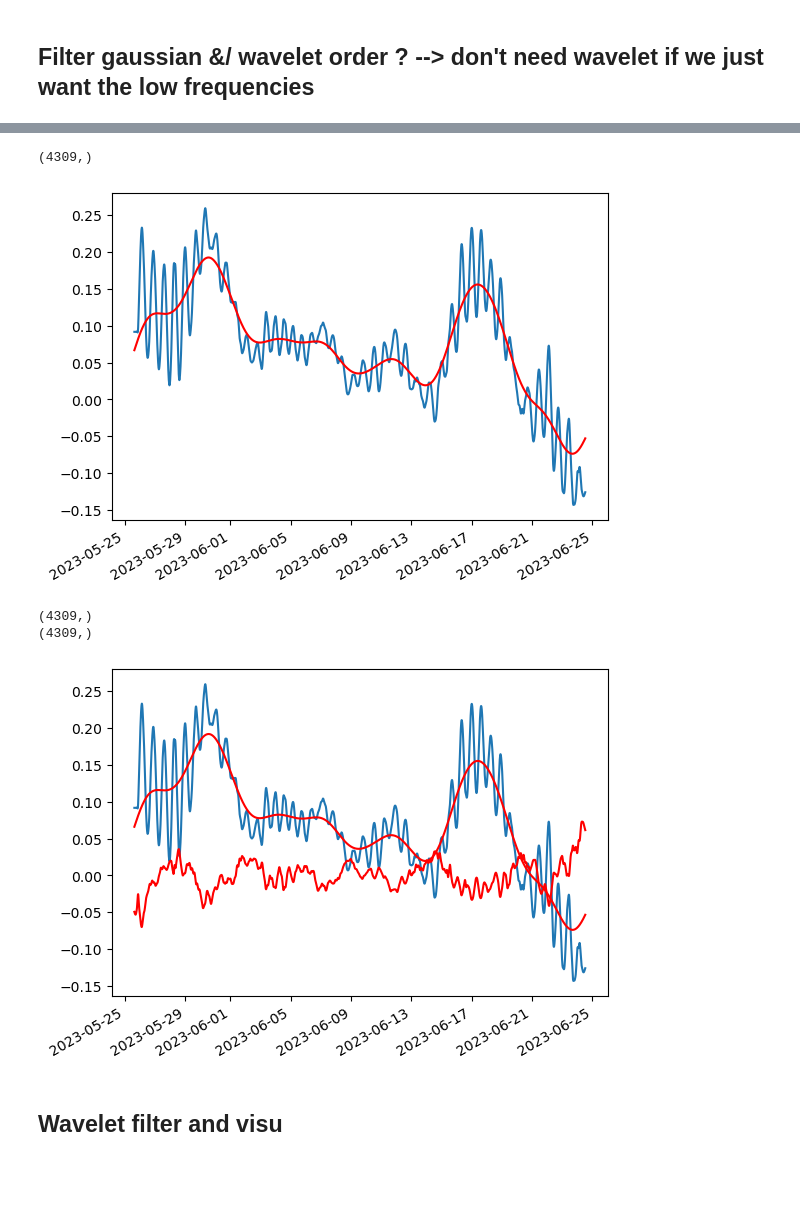
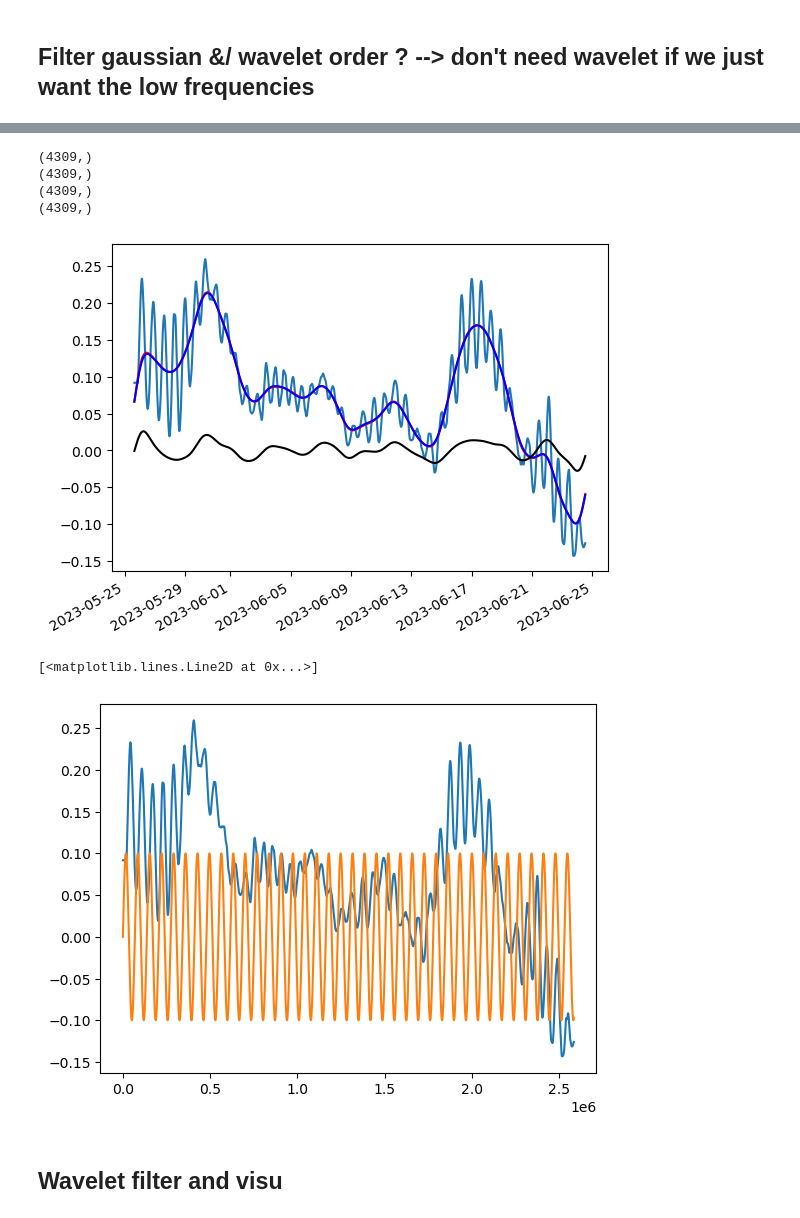
Before and after one commit to bouxdecl/MEOM_internship_2024, a Jupyter notebook: 2024-06-13_DrifterL2_inertial_oscillations_filter.ipynb, the cells around one changed output, grey strips where cells are left out. Saved outputs shown, nothing was run; the diff lists cells and outputs as text; code cells hidden in the pictures; blank space fills up the shorter version.

```diff
--- a/2024-06-13_DrifterL2_inertial_oscillations_filter.ipynb
+++ b/2024-06-13_DrifterL2_inertial_oscillations_filter.ipynb
@@ -190,7 +193,7 @@ def wavelet_inertial_filter(x, y, lat, wavelet_width_fration = 0.5, plot_wavelet
 
     return x_process, y_process
 # %%
-def gaussian_filter(x, gaussian_width_fraction=1):
+def gaussian_filter(x, gaussian_width_fraction=0.45):
 
     print(x.shape)
 
@@ -212,33 +215,30 @@ u_process, v_process = wavelet_inertial_filter(ds_traj.u, ds_traj.v, ds_traj.lat
 # %%
 #only wavelet
 time = ds_traj.time
 plt.plot(time, ds_traj.u)
 plt.plot(time, u_process, c='r')
 plt.gcf().autofmt_xdate()
 
 plt.show()
 
 #only gaussian
 time = ds_traj.time
 plt.plot(time, ds_traj.u)
-plt.plot(time, gaussian_filter(ds_traj.u, gaussian_width_fraction=1), c='r')
+plt.plot(time, gaussian_filter(ds_traj.u, gaussian_width_fraction=0.5), c='r')
+plt.plot(time, gaussian_filter(u_process, gaussian_width_fraction=0.5), c='b')
+plt.plot(time, gaussian_filter(u_process, gaussian_width_fraction=0.5) - gaussian_filter(ds_traj.u, gaussian_width_fraction=1), c='black')
 plt.gcf().autofmt_xdate()
-
 plt.show()
 
-#both gaussian
-time = ds_traj.time
-plt.plot(time, ds_traj.u)
-plt.plot(time, gaussian_filter(u_process, gaussian_width_fraction=1), c='r')
-plt.plot(time, gaussian_filter(u_process, gaussian_width_fraction=1) - u_process, c='r')
-
-plt.gcf().autofmt_xdate()
-
-plt.show()
+t_array=np.arange(len(time))*600
+plt.plot(t_array, ds_traj.u)
+plt.plot(t_array, np.sin( 2*np.pi* t_array / (19*3600))*0.1 )
 # %% [output]
 [figure]
 (4309,)
+(4309,)
+(4309,)
+(4309,)
-[figure, old version]
+[figure, new version]
-(4309,)
-(4309,)
+[<matplotlib.lines.Line2D at 0x...>]
-[figure, old version]
+[figure, new version]
```
Also changed, not shown: parts of 7 cells of this notebook, 12 other files.
